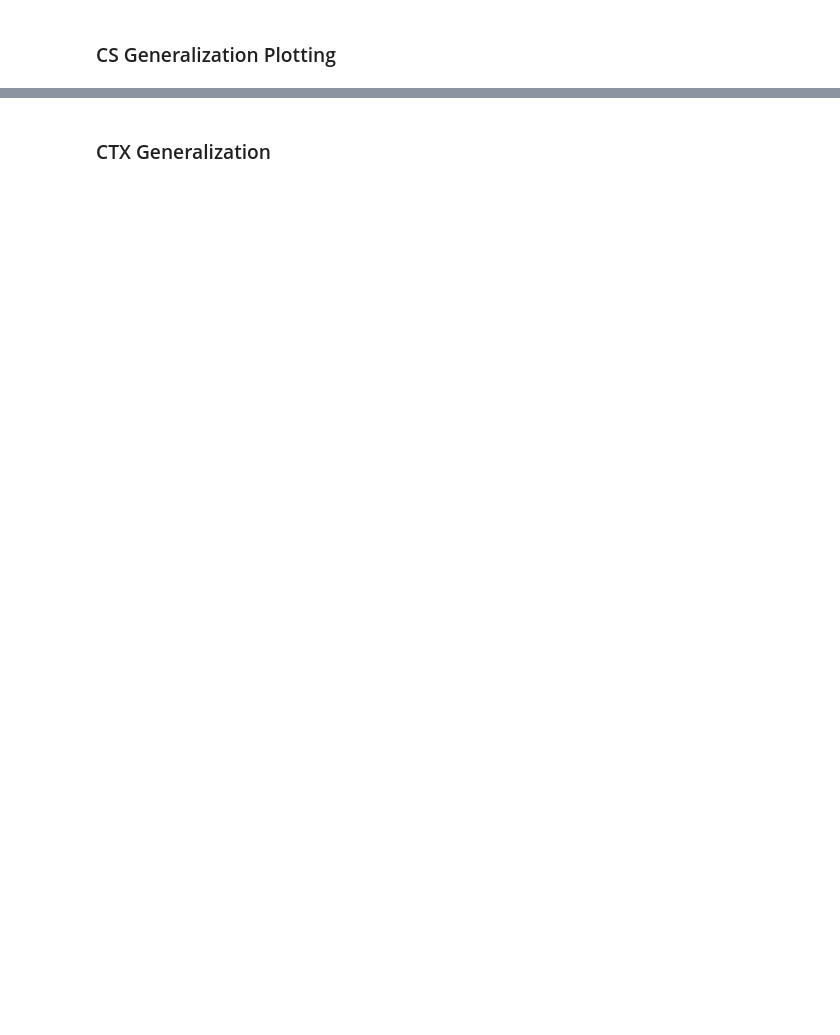
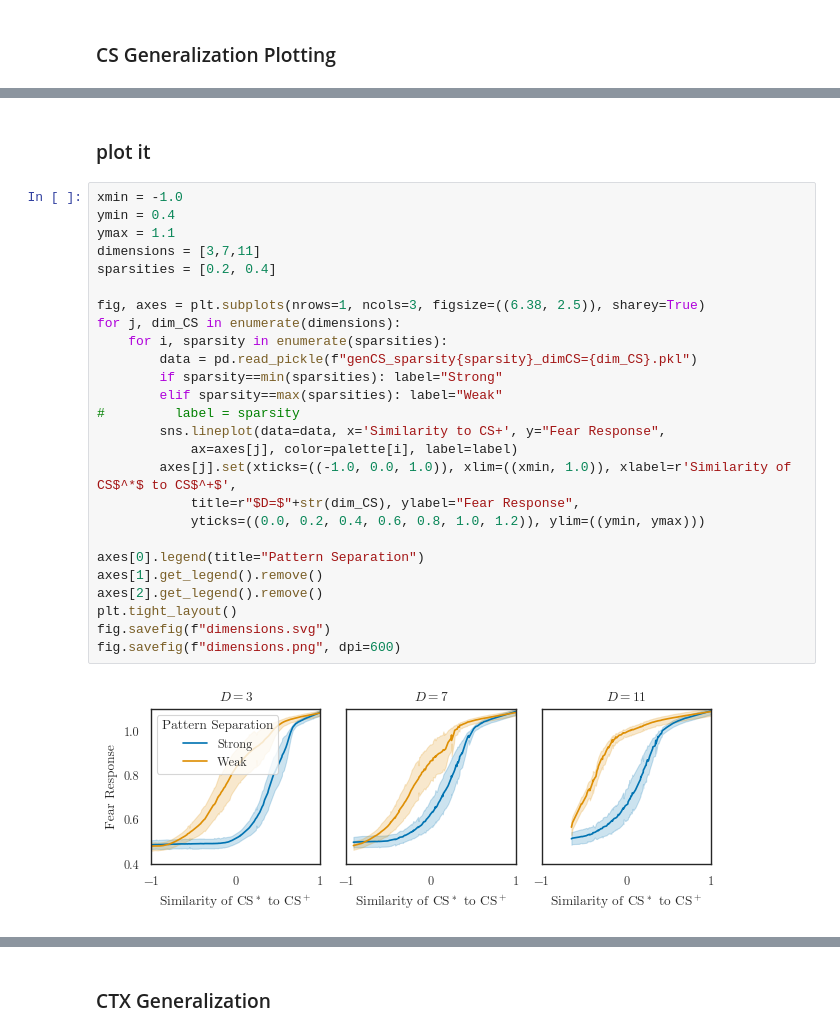
Before and after one commit to psipeter/amygdala, a Jupyter notebook: experiments.ipynb, the cells around one changed output, grey strips where cells are left out. Cells and saved outputs as stored; diff of their text form; blank space fills up the shorter version.

```diff
--- a/experiments.ipynb
+++ b/experiments.ipynb
@@ -1060,0 +958,30 @@ CS 29
+# %% [markdown]
+### plot it
+# %%
+xmin = -1.0
+ymin = 0.4
+ymax = 1.1
+dimensions = [3,7,11]
+sparsities = [0.2, 0.4]
+
+fig, axes = plt.subplots(nrows=1, ncols=3, figsize=((6.38, 2.5)), sharey=True)
+for j, dim_CS in enumerate(dimensions):
+    for i, sparsity in enumerate(sparsities):
+        data = pd.read_pickle(f"genCS_sparsity{sparsity}_dimCS={dim_CS}.pkl")
+        if sparsity==min(sparsities): label="Strong"
+        elif sparsity==max(sparsities): label="Weak"
+#         label = sparsity
+        sns.lineplot(data=data, x='Similarity to CS+', y="Fear Response",
+            ax=axes[j], color=palette[i], label=label)
+        axes[j].set(xticks=((-1.0, 0.0, 1.0)), xlim=((xmin, 1.0)), xlabel=r'Similarity of CS$^*$ to CS$^+$',
+            title=r"$D=$"+str(dim_CS), ylabel="Fear Response",
+            yticks=((0.0, 0.2, 0.4, 0.6, 0.8, 1.0, 1.2)), ylim=((ymin, ymax)))
+
+axes[0].legend(title="Pattern Separation")
+axes[1].get_legend().remove()
+axes[2].get_legend().remove()
+plt.tight_layout()
+fig.savefig(f"dimensions.svg")
+fig.savefig(f"dimensions.png", dpi=600)
+# %% [output]
+[figure, added]
```
Also changed, not shown: parts of 18 cells of this notebook.
